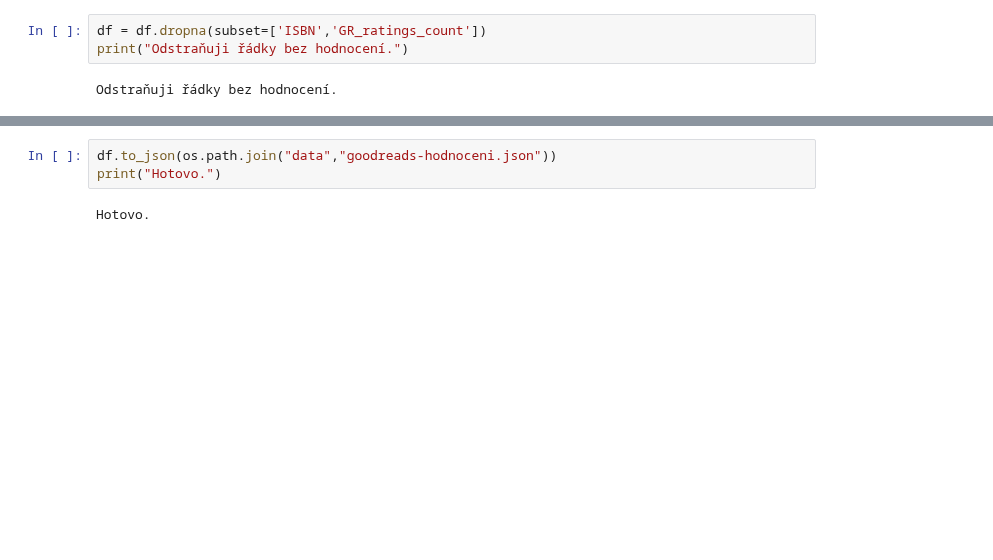
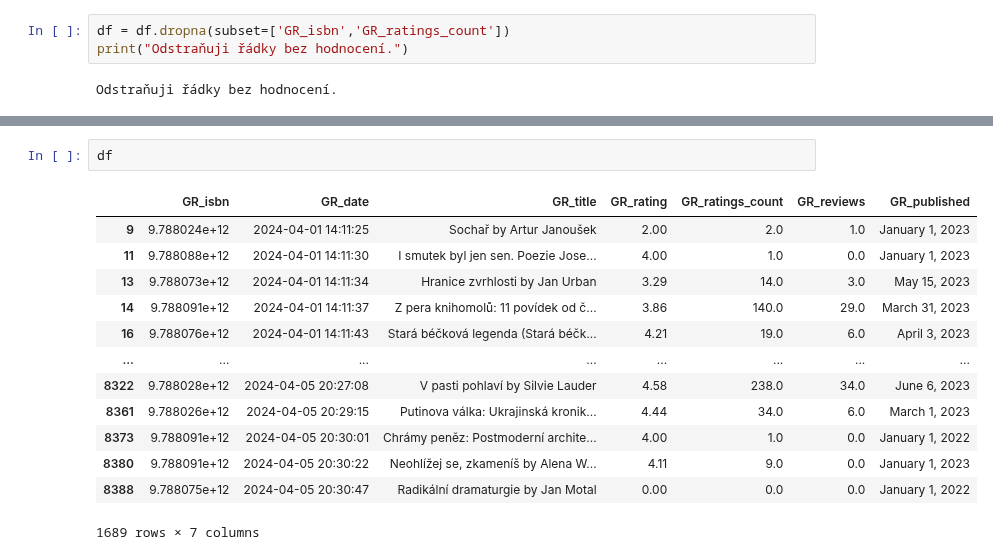
Before and after one commit to DataRozhlas/knizni-peoplemetr, a Jupyter notebook: 021_goodreads_cisteni.ipynb, the cells around one changed output, grey strips where cells are left out. Cells and saved outputs as stored; diff of their text form; blank space fills up the shorter version.

```diff
--- a/021_goodreads_cisteni.ipynb
+++ b/021_goodreads_cisteni.ipynb
@@ -40,5 +79,5 @@ print(f"Řádků v dataframe: {len(df)}")
 # %%
-df = df.dropna(subset=['ISBN','GR_ratings_count'])
+df = df.dropna(subset=['GR_isbn','GR_ratings_count'])
 print("Odstraňuji řádky bez hodnocení.")
 # %% [output]
 Odstraňuji řádky bez hodnocení.
@@ -49,5 +88,16 @@ print(f"Řádků v dataframe: {len(df)}")
-# %%
-df.to_json(os.path.join("data","goodreads-hodnoceni.json"))
-print("Hotovo.")
-# %% [output]
-Hotovo.
+# %%
+df
+# %% [output]
+|  | GR_isbn | GR_date | GR_title | GR_rating | GR_ratings_count | GR_reviews | GR_published |
+| 9 | 9.788024e+12 | 2024-04-01 14:11:25 | Sochař by Artur Janoušek | 2.00 | 2.0 | 1.0 | January 1, 2023 |
+| 11 | 9.788088e+12 | 2024-04-01 14:11:30 | I smutek byl jen sen. Poezie Jose... | 4.00 | 1.0 | 0.0 | January 1, 2023 |
+| 13 | 9.788073e+12 | 2024-04-01 14:11:34 | Hranice zvrhlosti by Jan Urban | 3.29 | 14.0 | 3.0 | May 15, 2023 |
+| 14 | 9.788091e+12 | 2024-04-01 14:11:37 | Z pera knihomolů: 11 povídek od č... | 3.86 | 140.0 | 29.0 | March 31, 2023 |
+| 16 | 9.788076e+12 | 2024-04-01 14:11:43 | Stará béčková legenda (Stará béčk... | 4.21 | 19.0 | 6.0 | April 3, 2023 |
+| ... | ... | ... | ... | ... | ... | ... | ... |
+| 8322 | 9.788028e+12 | 2024-04-05 20:27:08 | V pasti pohlaví by Silvie Lauder | 4.58 | 238.0 | 34.0 | June 6, 2023 |
+| 8361 | 9.788026e+12 | 2024-04-05 20:29:15 | Putinova válka: Ukrajinská kronik... | 4.44 | 34.0 | 6.0 | March 1, 2023 |
+| 8373 | 9.788091e+12 | 2024-04-05 20:30:01 | Chrámy peněz: Postmoderní archite... | 4.00 | 1.0 | 0.0 | January 1, 2022 |
+| 8380 | 9.788091e+12 | 2024-04-05 20:30:22 | Neohlížej se, zkameníš by Alena W... | 4.11 | 9.0 | 0.0 | January 1, 2023 |
+| 8388 | 9.788075e+12 | 2024-04-05 20:30:47 | Radikální dramaturgie by Jan Motal | 0.00 | 0.0 | 0.0 | January 1, 2022 |
+1689 rows × 7 columns
```
Also changed, not shown: parts of 11 cells of this notebook, 10 other files.
